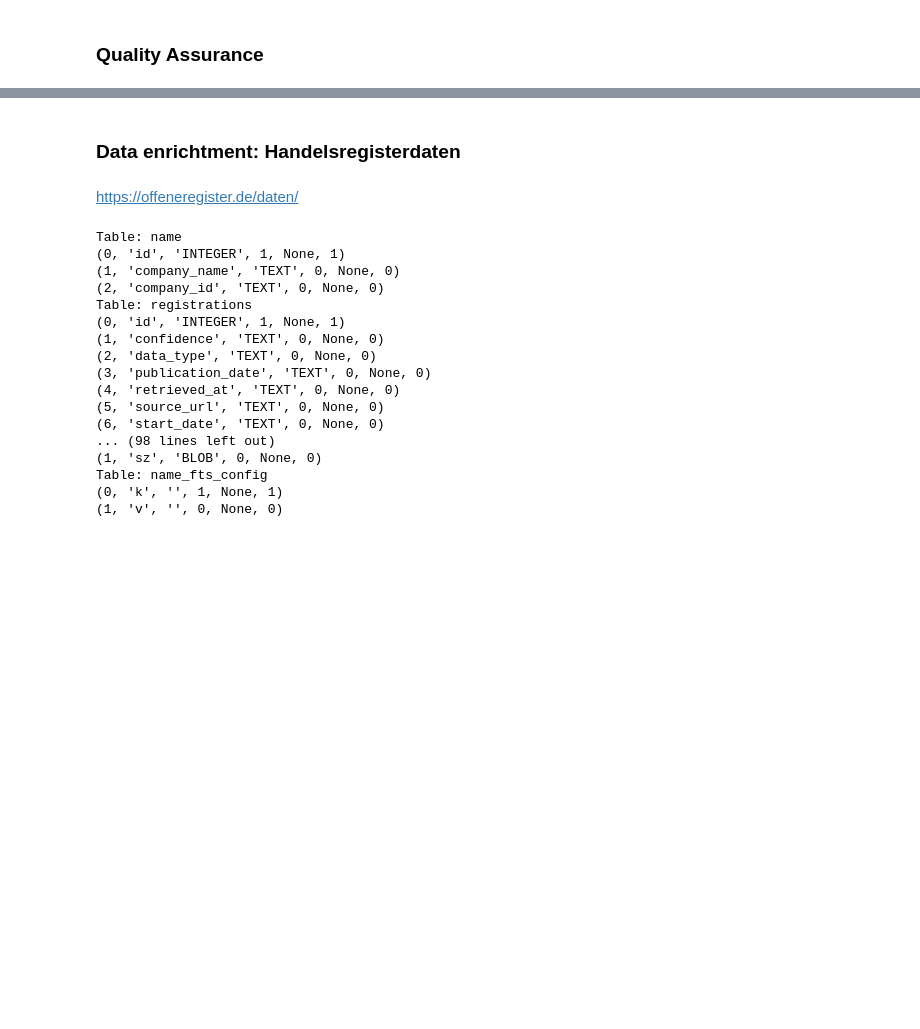
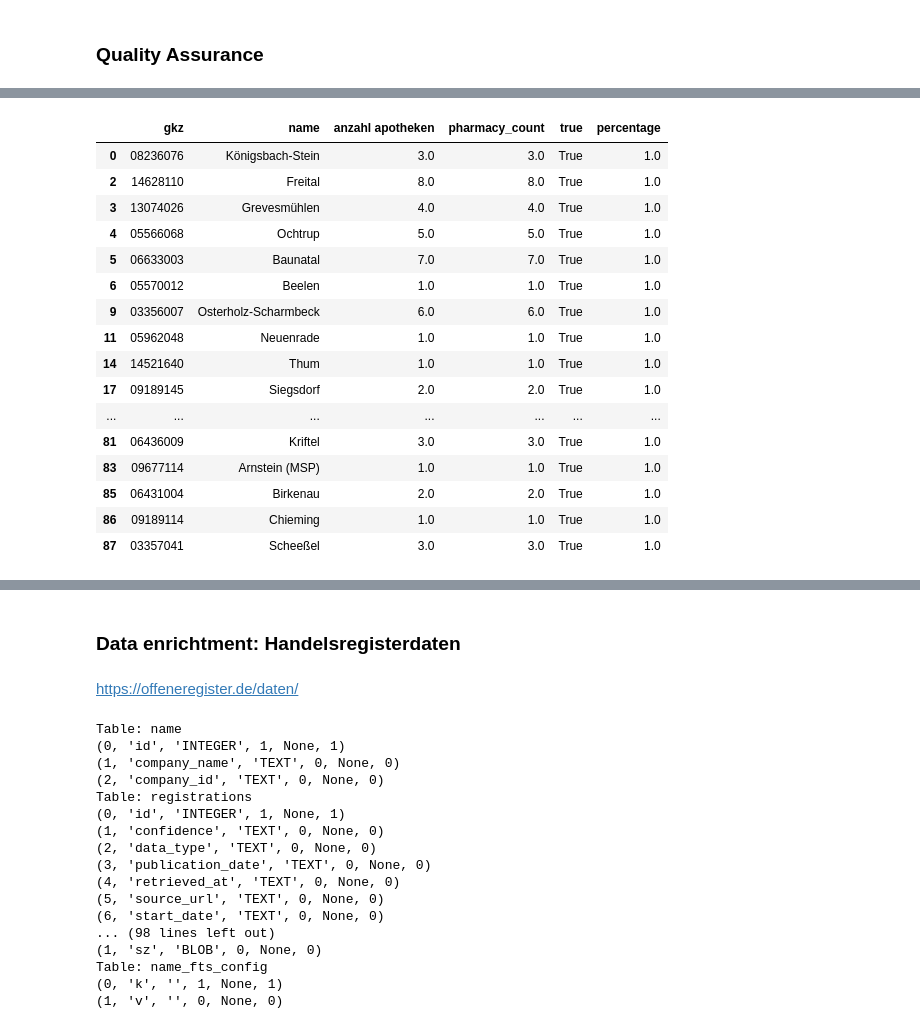
Before and after one commit to bertelsmannstift/wkindicators, a Jupyter notebook: wkindicators.ipynb, the cells around one changed output, grey strips where cells are left out. Cells and saved outputs as stored; diff of their text form; code cells hidden in the pictures; blank space fills up the shorter version.

```diff
--- a/wkindicators.ipynb
+++ b/wkindicators.ipynb
@@ -155,0 +233,20 @@ kommune_df.to_csv('/data/output/pharmacydata.csv', index=False, sep =";")
+# %%
+qc_df[qc_df['percentage'] == 1]
+# %% [output]
+|  | gkz | name | anzahl apotheken | pharmacy_count | true | percentage |
+| 0 | 08236076 | Königsbach-Stein | 3.0 | 3.0 | True | 1.0 |
+| 2 | 14628110 | Freital | 8.0 | 8.0 | True | 1.0 |
+| 3 | 13074026 | Grevesmühlen | 4.0 | 4.0 | True | 1.0 |
+| 4 | 05566068 | Ochtrup | 5.0 | 5.0 | True | 1.0 |
+| 5 | 06633003 | Baunatal | 7.0 | 7.0 | True | 1.0 |
+| 6 | 05570012 | Beelen | 1.0 | 1.0 | True | 1.0 |
+| 9 | 03356007 | Osterholz-Scharmbeck | 6.0 | 6.0 | True | 1.0 |
+| 11 | 05962048 | Neuenrade | 1.0 | 1.0 | True | 1.0 |
+| 14 | 14521640 | Thum | 1.0 | 1.0 | True | 1.0 |
+| 17 | 09189145 | Siegsdorf | 2.0 | 2.0 | True | 1.0 |
+| ... | ... | ... | ... | ... | ... | ... |
+| 81 | 06436009 | Kriftel | 3.0 | 3.0 | True | 1.0 |
+| 83 | 09677114 | Arnstein (MSP) | 1.0 | 1.0 | True | 1.0 |
+| 85 | 06431004 | Birkenau | 2.0 | 2.0 | True | 1.0 |
+| 86 | 09189114 | Chieming | 1.0 | 1.0 | True | 1.0 |
+| 87 | 03357041 | Scheeßel | 3.0 | 3.0 | True | 1.0 |
```
Also changed, not shown: parts of 23 cells of this notebook, 1 other file.
